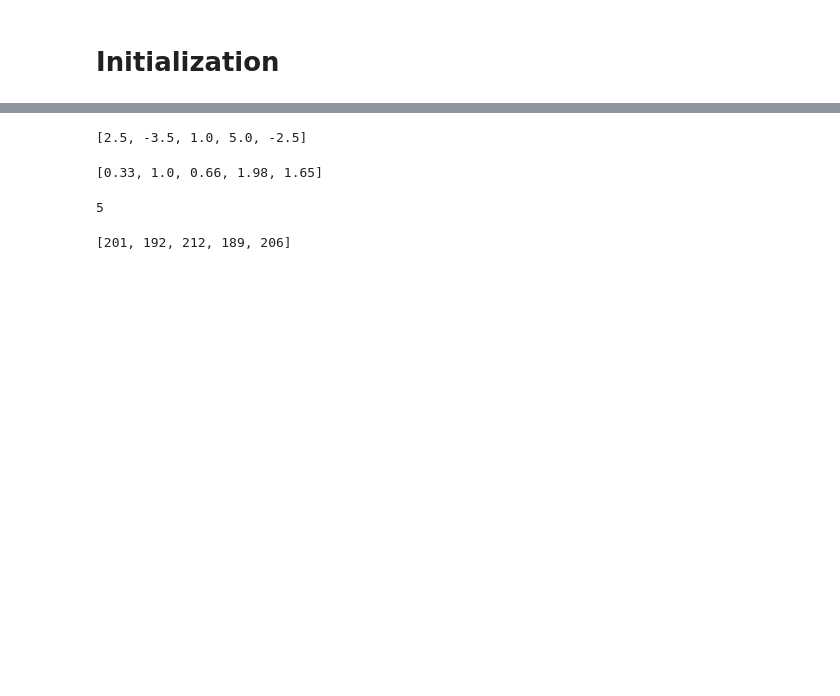
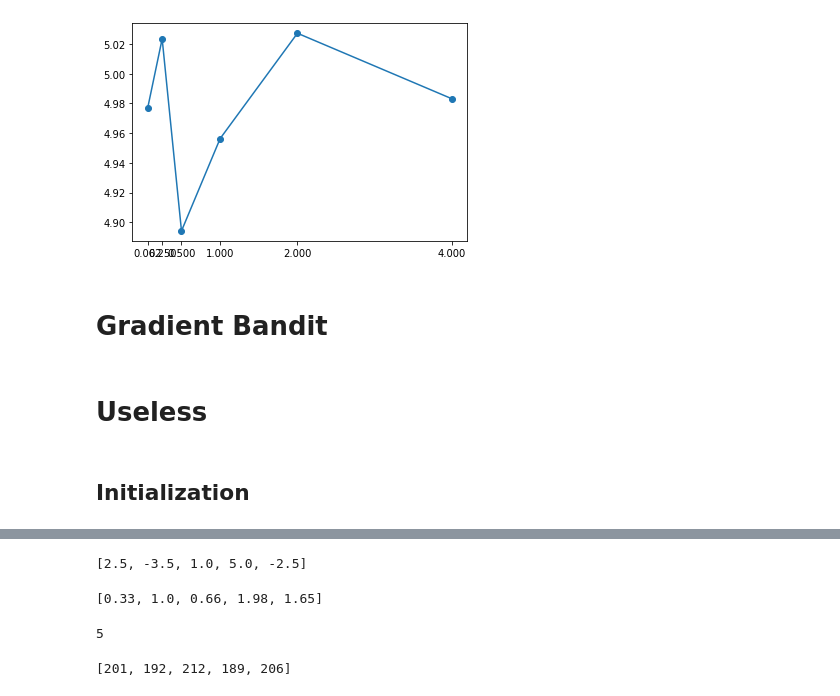
Before and after one commit to SethiAbhinav/Reinforcement-Learning-Assignments, a Jupyter notebook: RL_asg1_explorationipynb.ipynb, the cells around one changed output, grey strips where cells are left out. Cells and saved outputs as stored; diff of their text form; code cells hidden in the pictures; blank space fills up the shorter version.

```diff
--- a/RL_asg1_explorationipynb.ipynb
+++ b/RL_asg1_explorationipynb.ipynb
@@ -1,7 +159,20 @@
+# %%
+import matplotlib.pyplot as plt
+# plt.figure(figsize = (20,10))
+plt.scatter(c, average_rewards)
+plt.plot(c, average_rewards)
+plt.xticks(c)
+plt.show()
+# %% [output]
+[figure, added]
+# %% [markdown]
+# Gradient Bandit
+# %% [markdown]
+# Useless
 # %%
 import numpy as np
 # %% [markdown]
-# Initialization
+## Initialization
 # %%
 # 5 bandits
 q = [2.5, -3.5, 1.0, 5.0, -2.5] # actual mean of distribution
```
Also changed, not shown: parts of 14 cells of this notebook.
